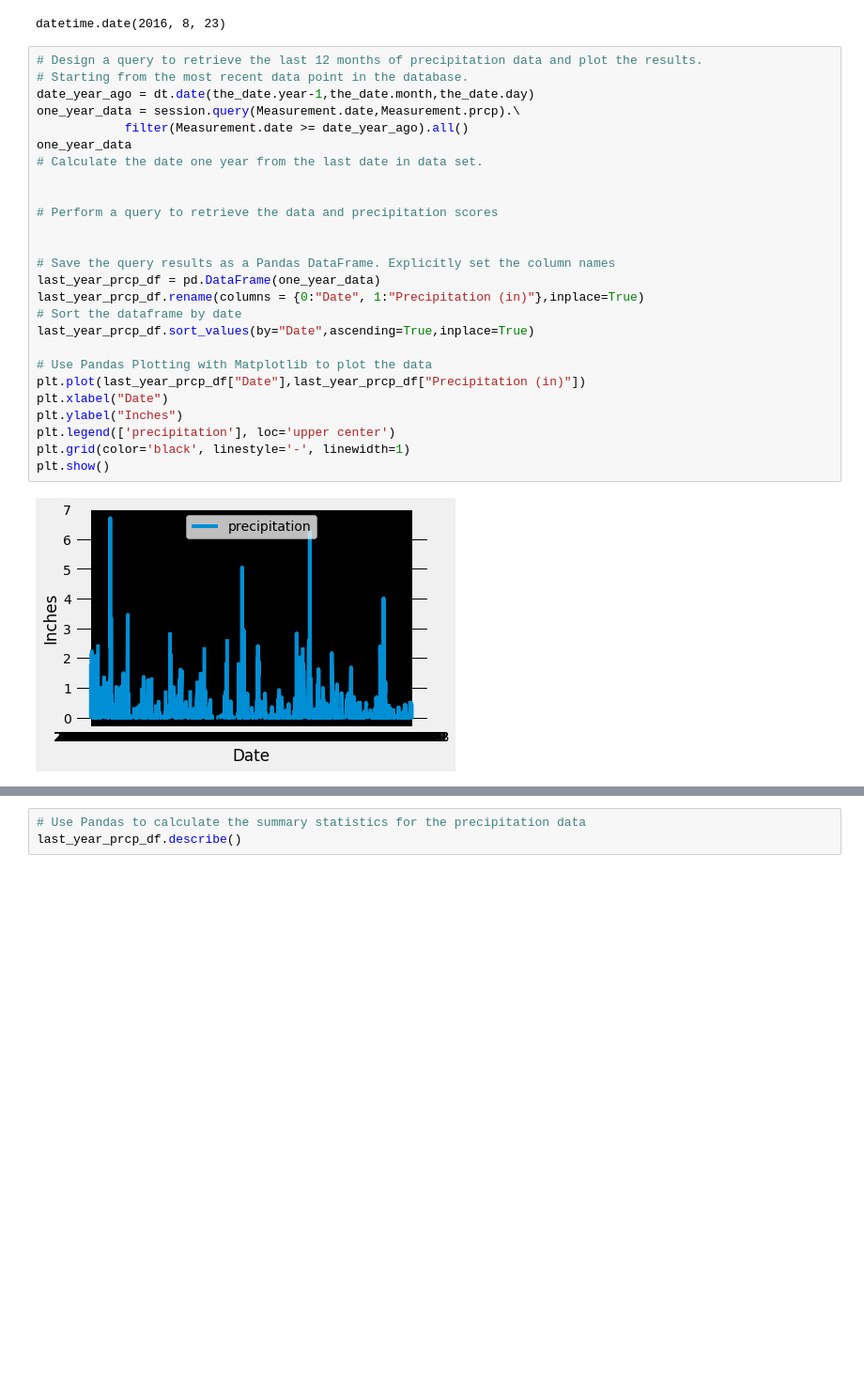
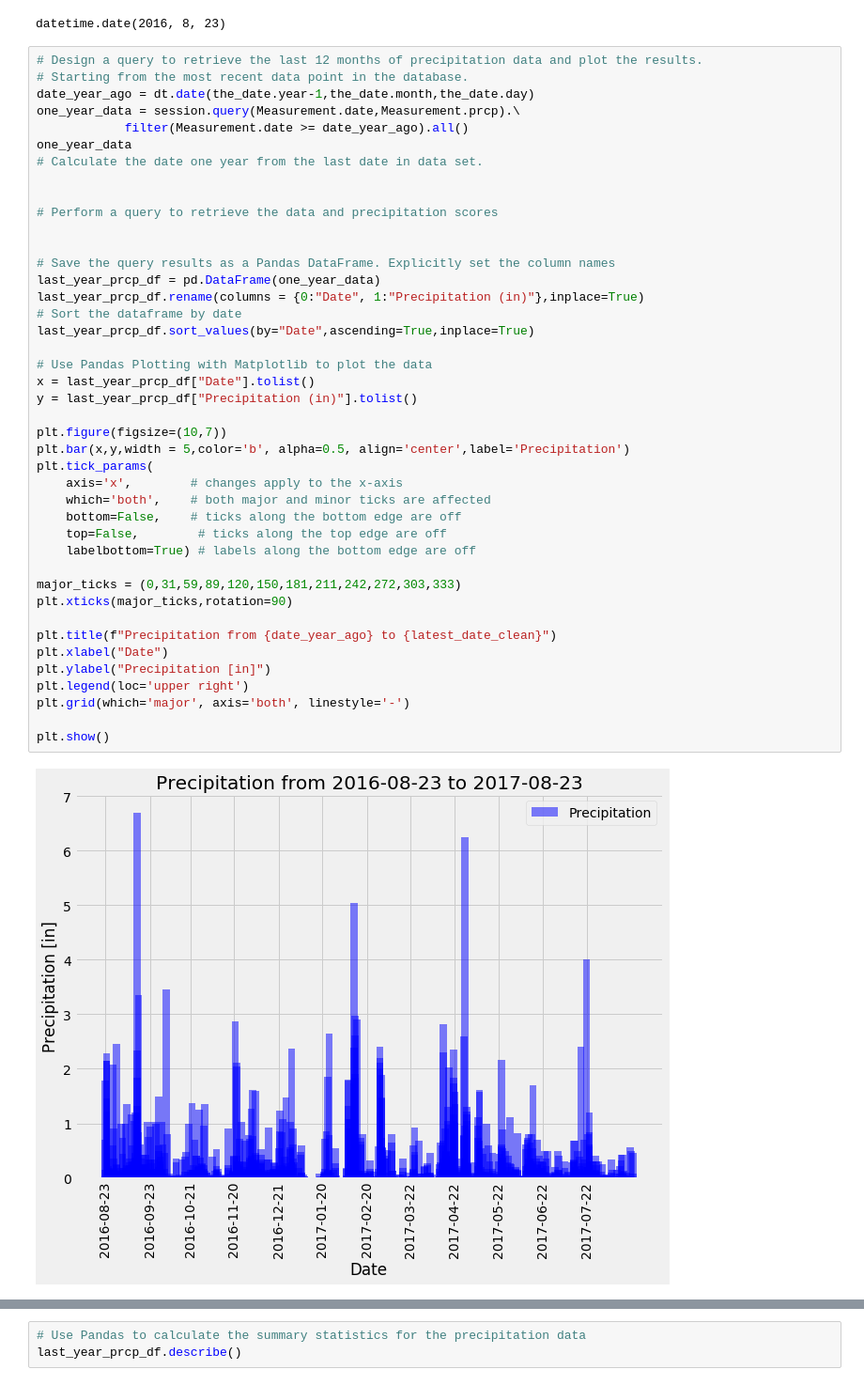
Before and after one commit to Jed-Miller/sqlalchemy-challenge, a Jupyter notebook: climate_challenge.ipynb, the cells around one changed output, grey strips where cells are left out. Shown: that part at 94% size. Drawn from its saved outputs; the diff is of its cells as text; blank space fills up the shorter version.

Commit message:
updated graphs

```diff
--- a/climate_challenge.ipynb
+++ b/climate_challenge.ipynb
@@ -54,28 +58,44 @@ datetime.date(2016, 8, 23)
 # %%
 # Design a query to retrieve the last 12 months of precipitation data and plot the results.
 # Starting from the most recent data point in the database.
 date_year_ago = dt.date(the_date.year-1,the_date.month,the_date.day)
 one_year_data = session.query(Measurement.date,Measurement.prcp).\
             filter(Measurement.date >= date_year_ago).all()
 one_year_data
 # Calculate the date one year from the last date in data set.
 
 
 # Perform a query to retrieve the data and precipitation scores
 
 
 # Save the query results as a Pandas DataFrame. Explicitly set the column names
 last_year_prcp_df = pd.DataFrame(one_year_data)
 last_year_prcp_df.rename(columns = {0:"Date", 1:"Precipitation (in)"},inplace=True)
 # Sort the dataframe by date
 last_year_prcp_df.sort_values(by="Date",ascending=True,inplace=True)
 
 # Use Pandas Plotting with Matplotlib to plot the data
-plt.plot(last_year_prcp_df["Date"],last_year_prcp_df["Precipitation (in)"])
+x = last_year_prcp_df["Date"].tolist()
+y = last_year_prcp_df["Precipitation (in)"].tolist()
+
+plt.figure(figsize=(10,7))
+plt.bar(x,y,width = 5,color='b', alpha=0.5, align='center',label='Precipitation')
+plt.tick_params(
+    axis='x',        # changes apply to the x-axis
+    which='both',    # both major and minor ticks are affected
+    bottom=False,    # ticks along the bottom edge are off
+    top=False,        # ticks along the top edge are off
+    labelbottom=True) # labels along the bottom edge are off
+
+major_ticks = (0,31,59,89,120,150,181,211,242,272,303,333)
+plt.xticks(major_ticks,rotation=90)
+
+plt.title(f"Precipitation from {date_year_ago} to {latest_date_clean}")
 plt.xlabel("Date")
-plt.ylabel("Inches")
-plt.legend(['precipitation'], loc='upper center')
-plt.grid(color='black', linestyle='-', linewidth=1)
+plt.ylabel("Precipitation [in]")
+plt.legend(loc='upper right')
+plt.grid(which='major', axis='both', linestyle='-')
+
 plt.show()
 # %% [output]
-[figure, old version]
+[figure, new version]
```
Also changed, not shown: parts of 6 cells of this notebook.
